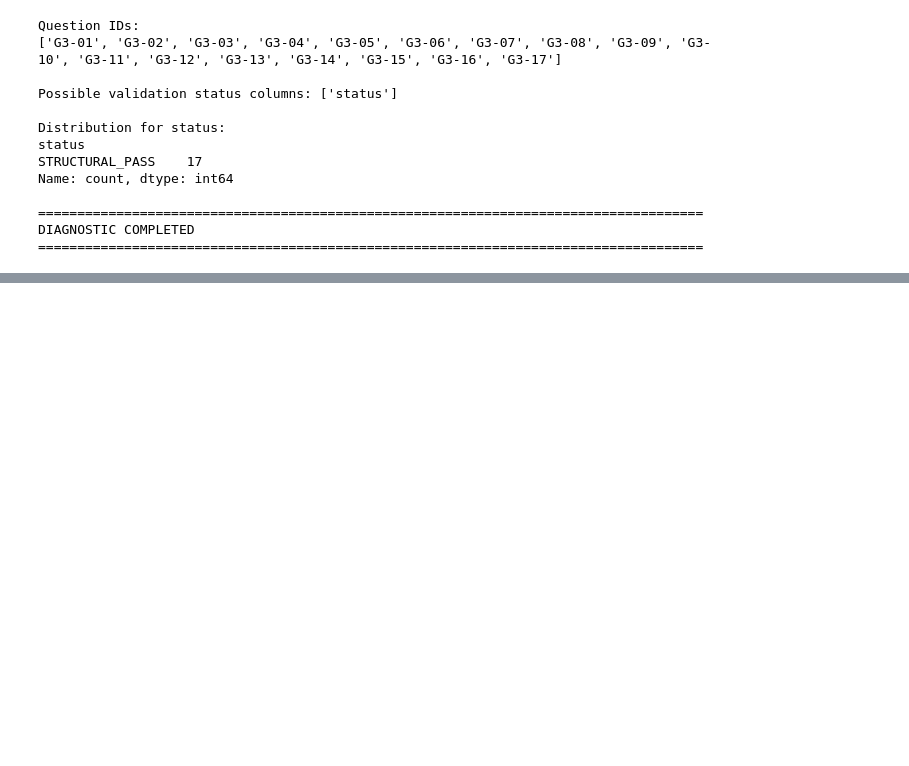
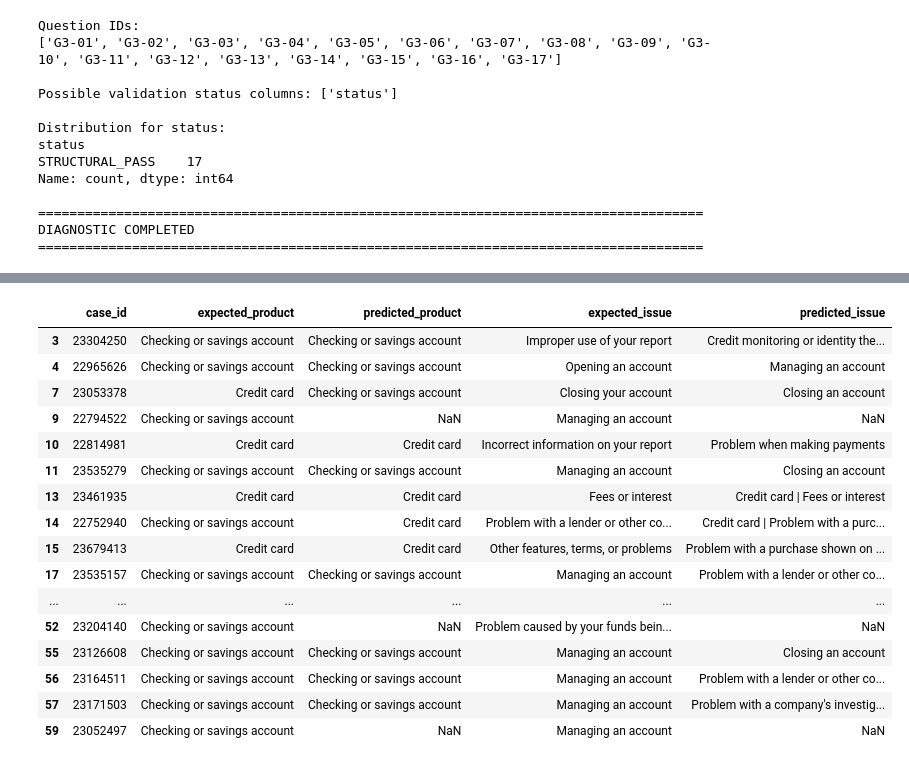
Before and after one commit to jp210995/COMPLAINTIQ, a Jupyter notebook: notebooks/06_eval.ipynb, the cells around one changed output, grey strips where cells are left out. Cells and saved outputs as stored; diff of their text form; code cells hidden in the pictures; blank space fills up the shorter version.

```diff
--- a/notebooks/06_eval.ipynb
+++ b/notebooks/06_eval.ipynb
@@ -26877,0 +29077,78 @@ PASS | PHASE 7 MASTER VALIDATION PASSED.
+# %%
+import pandas as pd
+from pathlib import Path
+
+ROOT = Path("/home/sagemaker-user/complaintiq")
+
+RESULT_FILE = (
+    ROOT / "eval/results/G1_triage_evaluation/"
+    "run_20261116T161247Z/G1_triage_predictions.csv"
+)
+
+df = pd.read_csv(RESULT_FILE)
+
+print("COLUMNS:")
+print(df.columns.tolist())
+
+print("\nTOTAL SUCCESSFUL PREDICTIONS:", len(df))
+
+# Display the first few records to verify column mappings
+print("\nSAMPLE RECORDS:")
+display(df.head(3))
+
+print("\nCLASSIFICATION MISMATCHES:")
+
+# Adjust these mappings only if the printed column names differ.
+expected_product_col = "expected_product"
+predicted_product_col = "predicted_product"
+expected_issue_col = "expected_issue"
+predicted_issue_col = "predicted_issue"
+
+required = [
+    expected_product_col,
+    predicted_product_col,
+    expected_issue_col,
+    predicted_issue_col
+]
+
+missing = [c for c in required if c not in df.columns]
+
+if missing:
+    print("Required columns not found:", missing)
+    print("Please share the column list and sample records.")
+else:
+    df["product_correct"] = (
+        df[expected_product_col] == df[predicted_product_col]
+    )
+    df["issue_correct"] = (
+        df[expected_issue_col] == df[predicted_issue_col]
+    )
+
+    mismatches = df[
+        (~df["product_correct"]) | (~df["issue_correct"])
+    ]
+
+    print("Mismatch count:", len(mismatches))
+
+    display(mismatches[[
+        "case_id",
+        expected_product_col,
+        predicted_product_col,
+        expected_issue_col,
+        predicted_issue_col
+    ]])
+
+    print("\nPRODUCT CONFUSION:")
+    display(pd.crosstab(
+        df[expected_product_col],
+        df[predicted_product_col]
+    ))
+
+    print("\nISSUE CONFUSION:")
+    display(pd.crosstab(
+        df[expected_issue_col],
+        df[predicted_issue_col]
+    ))
+
+print("\nREAD-ONLY ANALYSIS COMPLETE")
+# %% [output]
@@ -26877,0 +29167,17 @@ PASS | PHASE 7 MASTER VALIDATION PASSED.
+|  | case_id | expected_product | predicted_product | expected_issue | predicted_issue |
+| 3 | 23304250 | Checking or savings account | Checking or savings account | Improper use of your report | Credit monitoring or identity the... |
+| 4 | 22965626 | Checking or savings account | Checking or savings account | Opening an account | Managing an account |
+| 7 | 23053378 | Credit card | Checking or savings account | Closing your account | Closing an account |
+| 9 | 22794522 | Checking or savings account | NaN | Managing an account | NaN |
+| 10 | 22814981 | Credit card | Credit card | Incorrect information on your report | Problem when making payments |
+| 11 | 23535279 | Checking or savings account | Checking or savings account | Managing an account | Closing an account |
+| 13 | 23461935 | Credit card | Credit card | Fees or interest | Credit card | Fees or interest |
+| 14 | 22752940 | Checking or savings account | Credit card | Problem with a lender or other co... | Credit card | Problem with a purc... |
+| 15 | 23679413 | Credit card | Credit card | Other features, terms, or problems | Problem with a purchase shown on ... |
+| 17 | 23535157 | Checking or savings account | Checking or savings account | Managing an account | Problem with a lender or other co... |
+| ... | ... | ... | ... | ... | ... |
+| 52 | 23204140 | Checking or savings account | NaN | Problem caused by your funds bein... | NaN |
+| 55 | 23126608 | Checking or savings account | Checking or savings account | Managing an account | Closing an account |
+| 56 | 23164511 | Checking or savings account | Checking or savings account | Managing an account | Problem with a lender or other co... |
+| 57 | 23171503 | Checking or savings account | Checking or savings account | Managing an account | Problem with a company's investig... |
+| 59 | 23052497 | Checking or savings account | NaN | Managing an account | NaN |
```
Also changed, not shown: parts of 26 cells of this notebook, 18 other files.
